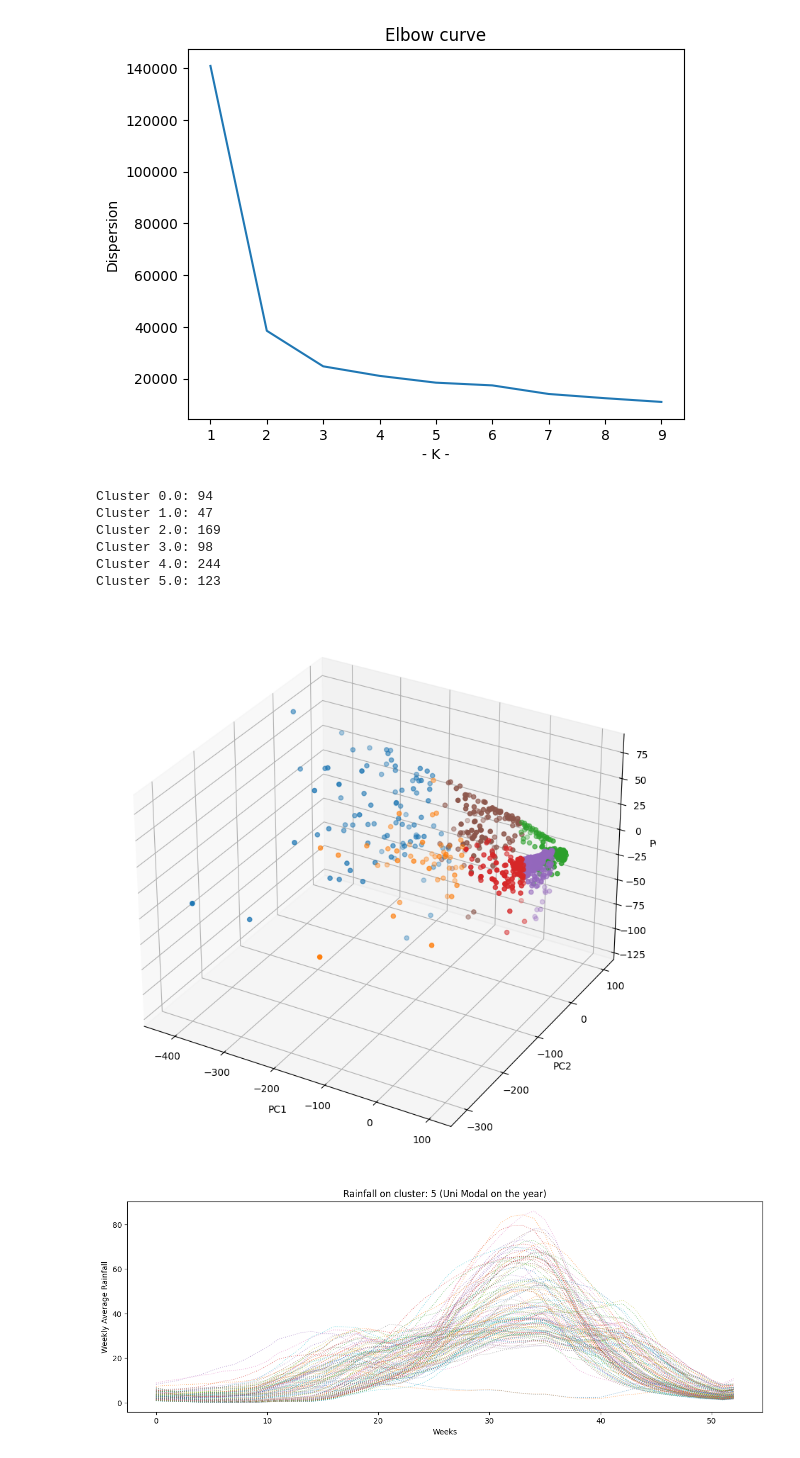
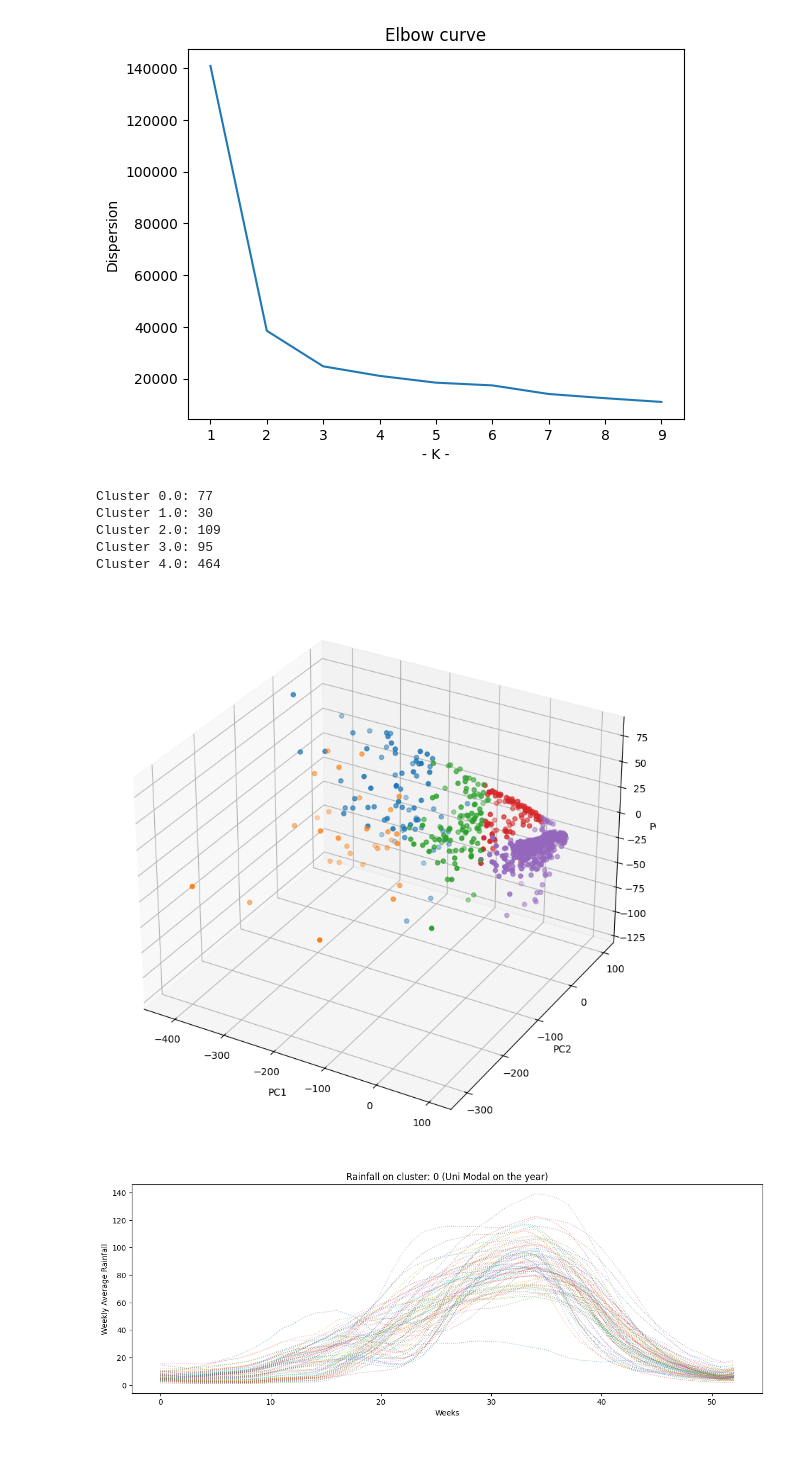
Before and after one commit to kaleabyared/usl_submission, a Jupyter notebook: usl_submission_1_pca.ipynb, the cells around one changed output. Drawn from its saved outputs; the diff is of its cells as text; code cells hidden in the pictures.

```diff
--- a/usl_submission_1_pca.ipynb
+++ b/usl_submission_1_pca.ipynb
@@ -408,7 +407,7 @@ plt.ylabel("Dispersion")
 Text(0, 0.5, 'Dispersion')
 [figure]
 # %%
-k = 6
+k = 5
 
 kmeans = K_Means(k=k,data = km_data,centeriod_init='random')
 
@@ -420,12 +419,11 @@ distance = cluster_assignments[:,1]  ## the cluster distance
 c_labels = np.array(index)[:,0]
 for num in np.unique(c_labels): print(f"Cluster {num}: {sum(c_labels==num)}")
 # %% [output]
-Cluster 0.0: 94
-Cluster 1.0: 47
-Cluster 2.0: 169
-Cluster 3.0: 98
-Cluster 4.0: 244
-Cluster 5.0: 123
+Cluster 0.0: 77
+Cluster 1.0: 30
+Cluster 2.0: 109
+Cluster 3.0: 95
+Cluster 4.0: 464
 # %%
 fig = plt.figure(figsize = (10,10))
 ax = fig.add_subplot(111, projection='3d')
@@ -439,23 +437,23 @@ ax.set_ylabel('PC2')
 ax.set_zlabel('PC3')
 plt.show()
 # %% [output]
-[figure, old version]
+[figure, new version]
 # %%
 fig = plt.figure(figsize=(15, 5))
 
-cl = 5
+cl = 0
 
 for i in range(df.shape[0]):
     if c_labels[i] == cl :
         ypoints =  df.iloc[i,2:].values.flatten().tolist()
         plt.plot(ypoints, linestyle = 'dotted', linewidth=1, alpha=0.5)
 
 plt.xlabel('Weeks')
 plt.ylabel('Weekly Average Rainfall')
-plt.title('Rainfall on cluster: 5 (Uni Modal on the year)')
+plt.title('Rainfall on cluster: 0 (Uni Modal on the year)')
 plt.show()
 # %% [output]
-[figure, old version]
+[figure, new version]
 # %%
 fig = plt.figure(figsize=(15, 5))
 
```
Also changed, not shown: parts of 20 cells of this notebook.
